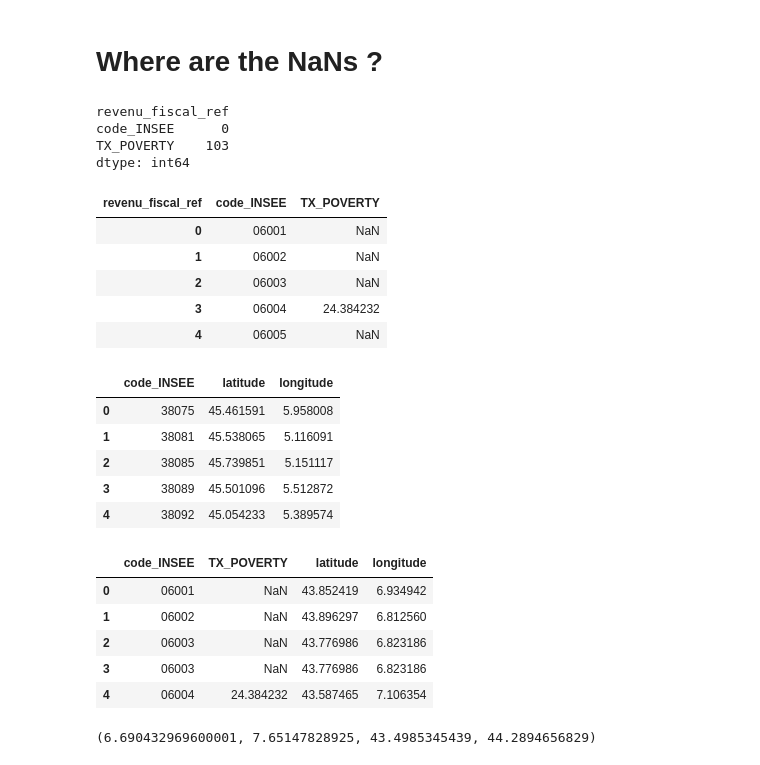
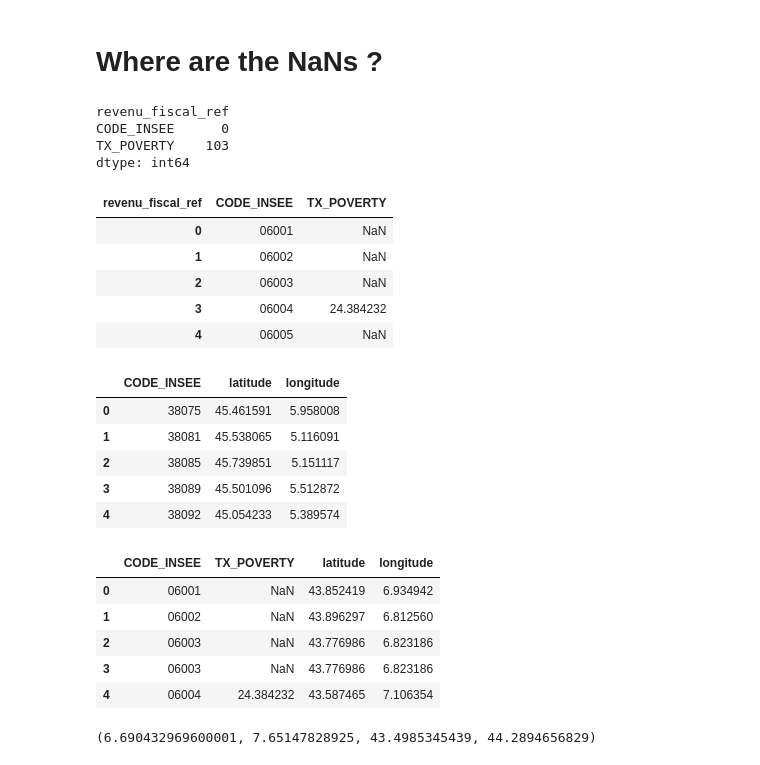
Before and after one commit to dataforgoodfr/batch8_mednum, a Jupyter notebook: notebooks/Getting_data_poverty.ipynb, the cells around one changed output. Saved outputs shown, nothing was run; the diff lists cells and outputs as text; code cells hidden in the pictures.

```diff
--- a/notebooks/Getting_data_poverty.ipynb
+++ b/notebooks/Getting_data_poverty.ipynb
@@ -141,8 +141,8 @@ def get_data(file):
             taux.append(((foyers_10k) / total) * 100)
 
     table['TX_POVERTY'] = taux
-    table['code_INSEE'] = table['Dep'] + table['Commune']
-    return table[['code_INSEE','TX_POVERTY']]
+    table['CODE_INSEE'] = table['Dep'] + table['Commune']
+    return table[['CODE_INSEE','TX_POVERTY']]
 # %% [markdown]
 # Testing
 # %% [markdown]
@@ -152,13 +152,13 @@ dep06= get_data(list_files[7])
 print(dep06.isna().sum())
 # %% [output]
 revenu_fiscal_ref
-code_INSEE      0
+CODE_INSEE      0
 TX_POVERTY    103
 dtype: int64
 # %%
 dep06.head()
 # %% [output]
-| revenu_fiscal_ref | code_INSEE | TX_POVERTY |
+| revenu_fiscal_ref | CODE_INSEE | TX_POVERTY |
 | 0 | 06001 | NaN |
 | 1 | 06002 | NaN |
 | 2 | 06003 | NaN |
@@ -168,21 +168,21 @@ dep06.head()
 ## testing with data_gps.
 data_gps = pd.read_csv('../data/data_gps.csv')
 data_gps['code_INSEE'] = ['0'+str(X) if len(str(X)) < 5 else X for X in data_gps['code_INSEE']]
-data_gps.columns = ['code_INSEE','latitude','longitude']
+data_gps.columns = ['CODE_INSEE','latitude','longitude']
 # %%
 data_gps.head()
 # %% [output]
-|  | code_INSEE | latitude | longitude |
+|  | CODE_INSEE | latitude | longitude |
 | 0 | 38075 | 45.461591 | 5.958008 |
 | 1 | 38081 | 45.538065 | 5.116091 |
 | 2 | 38085 | 45.739851 | 5.151117 |
 | 3 | 38089 | 45.501096 | 5.512872 |
 | 4 | 38092 | 45.054233 | 5.389574 |
 # %%
-data = pd.merge(dep06,data_gps,on='code_INSEE')
+data = pd.merge(dep06,data_gps,on='CODE_INSEE')
 data.head()
 # %% [output]
-|  | code_INSEE | TX_POVERTY | latitude | longitude |
+|  | CODE_INSEE | TX_POVERTY | latitude | longitude |
 | 0 | 06001 | NaN | 43.852419 | 6.934942 |
 | 1 | 06002 | NaN | 43.896297 | 6.812560 |
 | 2 | 06003 | NaN | 43.776986 | 6.823186 |
```
Also changed, not shown: parts of 41 cells of this notebook, 1 other file.
